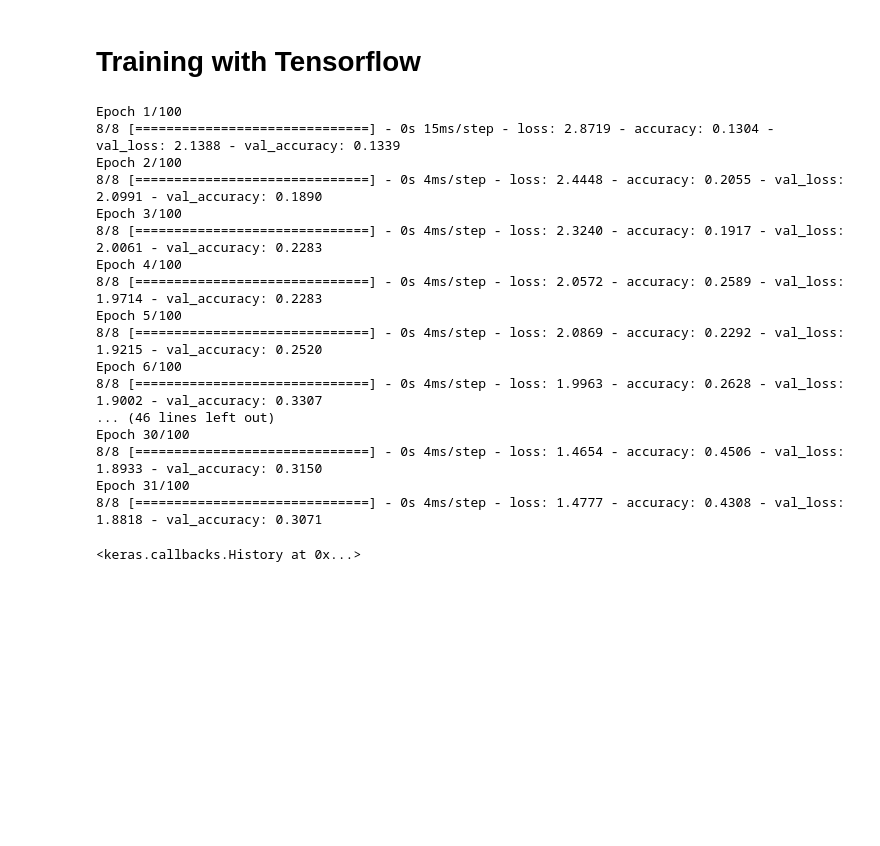
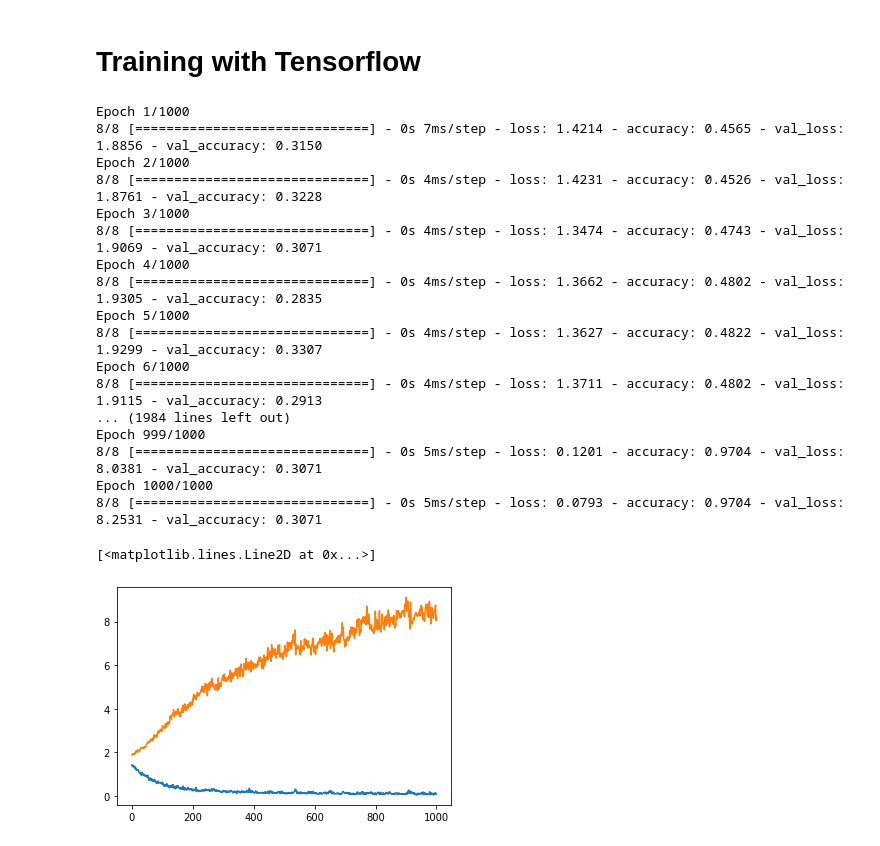
Before and after one commit to tankgirl2810/EEG_Paper_Replication, a Jupyter notebook: matt/03.1_training_neural_network.ipynb, the cells around one changed output. Cells and saved outputs as stored; diff of their text form; code cells hidden in the pictures; blank space fills up the shorter version.

Commit message:
Training output

```diff
--- a/matt/03.1_training_neural_network.ipynb
+++ b/matt/03.1_training_neural_network.ipynb
@@ -82,23 +82,32 @@ model.compile(loss='categorical_crossentropy',
                 optimizer=Adam(learning_rate=0.001),
                 metrics=['accuracy'])
 # %%
-model.fit(X_train, y_train, epochs=100, batch_size=64, verbose=1, validation_split=0.2)
+history = model.fit(X_train, y_train, epochs=1000, batch_size=64, verbose=1, validation_split=0.2)
 # %% [output]
-Epoch 1/100
-8/8 [==============================] - 0s 15ms/step - loss: 2.8719 - accuracy: 0.1304 - val_loss: 2.1388 - val_accuracy: 0.1339
-Epoch 2/100
-8/8 [==============================] - 0s 4ms/step - loss: 2.4448 - accuracy: 0.2055 - val_loss: 2.0991 - val_accuracy: 0.1890
-Epoch 3/100
-8/8 [==============================] - 0s 4ms/step - loss: 2.3240 - accuracy: 0.1917 - val_loss: 2.0061 - val_accuracy: 0.2283
-Epoch 4/100
-8/8 [==============================] - 0s 4ms/step - loss: 2.0572 - accuracy: 0.2589 - val_loss: 1.9714 - val_accuracy: 0.2283
-Epoch 5/100
-8/8 [==============================] - 0s 4ms/step - loss: 2.0869 - accuracy: 0.2292 - val_loss: 1.9215 - val_accuracy: 0.2520
-Epoch 6/100
-8/8 [==============================] - 0s 4ms/step - loss: 1.9963 - accuracy: 0.2628 - val_loss: 1.9002 - val_accuracy: 0.3307
-... (46 lines left out)
-Epoch 30/100
-8/8 [==============================] - 0s 4ms/step - loss: 1.4654 - accuracy: 0.4506 - val_loss: 1.8933 - val_accuracy: 0.3150
-Epoch 31/100
-8/8 [==============================] - 0s 4ms/step - loss: 1.4777 - accuracy: 0.4308 - val_loss: 1.8818 - val_accuracy: 0.3071
+Epoch 1/1000
+8/8 [==============================] - 0s 7ms/step - loss: 1.4214 - accuracy: 0.4565 - val_loss: 1.8856 - val_accuracy: 0.3150
+Epoch 2/1000
+8/8 [==============================] - 0s 4ms/step - loss: 1.4231 - accuracy: 0.4526 - val_loss: 1.8761 - val_accuracy: 0.3228
+Epoch 3/1000
+8/8 [==============================] - 0s 4ms/step - loss: 1.3474 - accuracy: 0.4743 - val_loss: 1.9069 - val_accuracy: 0.3071
+Epoch 4/1000
+8/8 [==============================] - 0s 4ms/step - loss: 1.3662 - accuracy: 0.4802 - val_loss: 1.9305 - val_accuracy: 0.2835
+Epoch 5/1000
+8/8 [==============================] - 0s 4ms/step - loss: 1.3627 - accuracy: 0.4822 - val_loss: 1.9299 - val_accuracy: 0.3307
+Epoch 6/1000
+8/8 [==============================] - 0s 4ms/step - loss: 1.3711 - accuracy: 0.4802 - val_loss: 1.9115 - val_accuracy: 0.2913
+... (1984 lines left out)
+Epoch 999/1000
+8/8 [==============================] - 0s 5ms/step - loss: 0.1201 - accuracy: 0.9704 - val_loss: 8.0381 - val_accuracy: 0.3071
+Epoch 1000/1000
+8/8 [==============================] - 0s 5ms/step - loss: 0.0793 - accuracy: 0.9704 - val_loss: 8.2531 - val_accuracy: 0.3071
-<keras.callbacks.History at 0x...>
+# %%
+import matplotlib.pyplot as plt
+%matplotlib inline
+
+# Plot training & validation accuracy values
+plt.plot(history.history['loss'])
+plt.plot(history.history['val_loss'])
+# %% [output]
+[<matplotlib.lines.Line2D at 0x...>]
+[figure, added]
```
